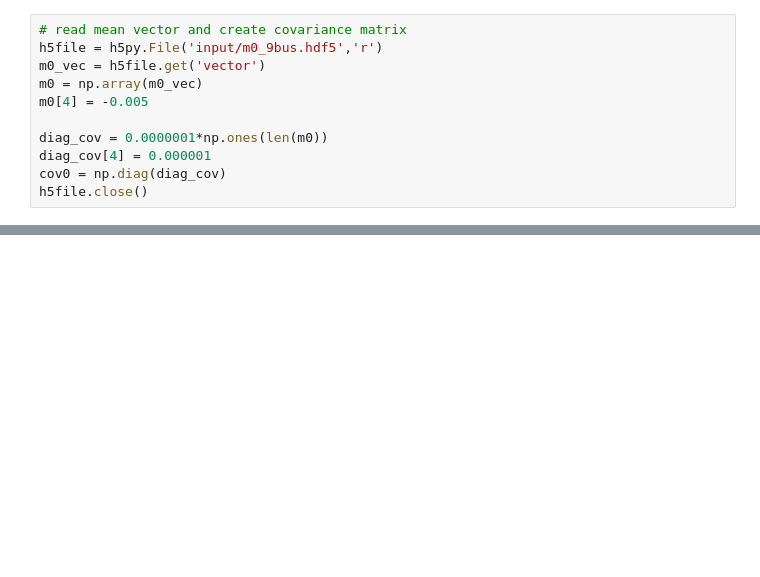
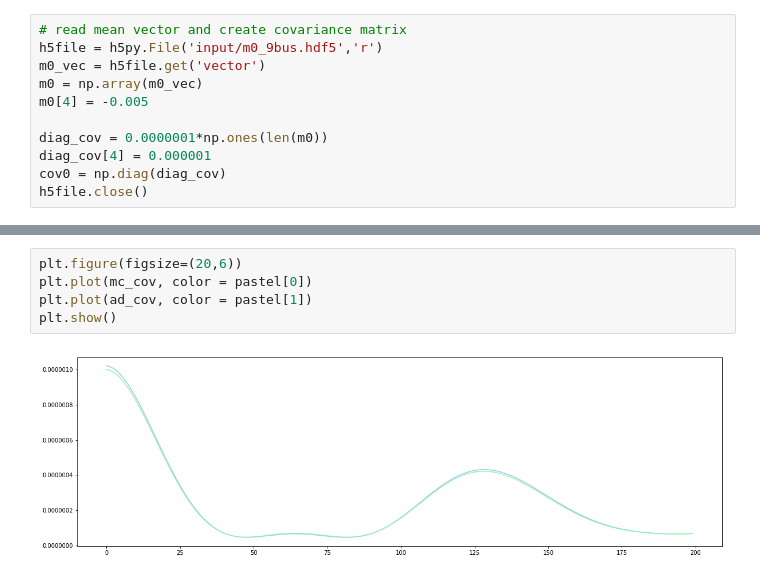
Before and after one commit to exanauts/aduprop, a Jupyter notebook: examples/psys/visual.ipynb, the cells around one changed output, grey strips where cells are left out. Cells and saved outputs as stored; diff of their text form; blank space fills up the shorter version.

```diff
--- a/examples/psys/visual.ipynb
+++ b/examples/psys/visual.ipynb
@@ -43,0 +102,7 @@ for i in range(100):
+# %%
+plt.figure(figsize=(20,6))
+plt.plot(mc_cov, color = pastel[0])
+plt.plot(ad_cov, color = pastel[1])
+plt.show()
+# %% [output]
+[figure, added]
```
Also changed, not shown: parts of 6 cells of this notebook, 1 other file.
